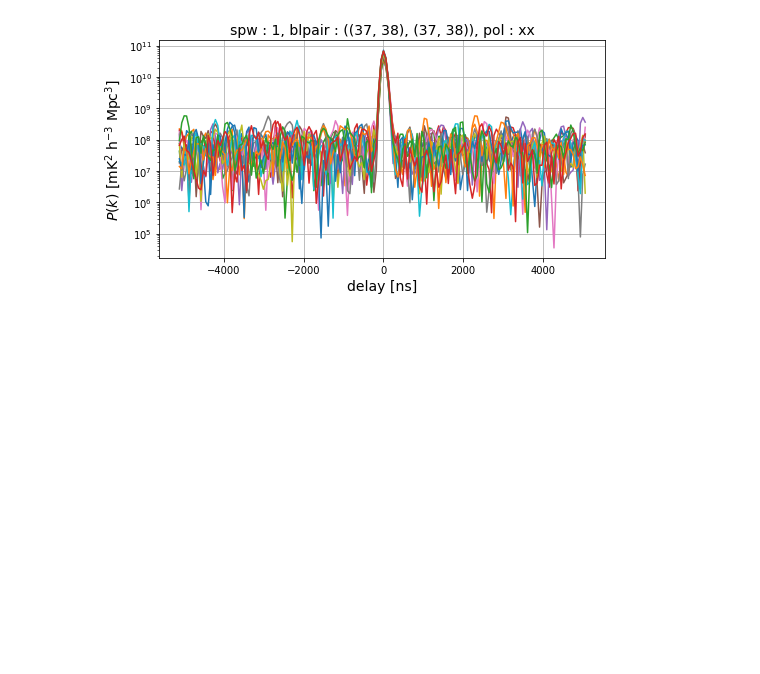
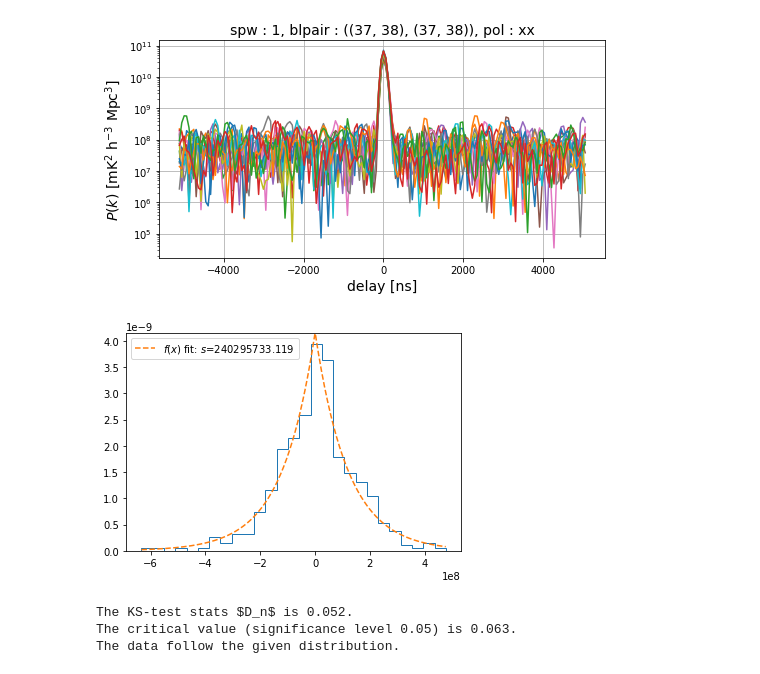
Before and after one commit to acliu/mcgill_sandbox, a Jupyter notebook: dixin/null_test_fit.ipynb, the cells around one changed output. Drawn from its saved outputs; the diff is of its cells as text; code cells hidden in the pictures; blank space fills up the shorter version.

```diff
--- a/dixin/null_test_fit.ipynb
+++ b/dixin/null_test_fit.ipynb
@@ -131,3 +131,36 @@ ax.set_title("spw : {}, blpair : {}, pol : {}".format(*key3), fontsize=14)
 # %% [output]
 Text(0.5, 1.0, 'spw : 1, blpair : ((37, 38), (37, 38)), pol : xx')
 [figure]
+# %%
+dly_modes = [2000, 4000] # ns
+dly_idx = [(np.abs(dlys - dly_modes[0])).argmin(), (np.abs(dlys - dly_modes[1])).argmin()]
+
+# data = np.mean(power1[:,dly_idx[0]:dly_idx[1]], axis=1) # average in time
+data = power1[:,dly_idx[0]:dly_idx[1]].flatten()
+
+y, x = np.histogram(data, bins='auto', density=True)
+x = (x + np.roll(x, -1))[:-1] / 2.0
+popt, pcov = curve_fit(real_pdf, x, y, p0=np.std(data))
+
+plt.figure()
+plt.hist(data,bins='auto', density=True, histtype='step')
+fitx = np.linspace(min(data), max(data), 500)
+plt.plot(fitx, real_pdf(fitx, *popt), '--',
+         label='$f(x)$ fit: $s$=%5.3f' % tuple(popt))
+plt.legend()
+plt.show()
+# %% [output]
+[figure, added]
+# %%
+# Perform KS-test
+d, cv, result = ks_test(data, real_pdf, np.std(data))
+print("The KS-test stats $D_n$ is %.3f." % (d))
+print("The critical value (significance level 0.05) is %.3f." % (cv))
+if result:
+    print("The data follow the given distribution.")
+else:
+    print("The data do not follow the given distribution.")
+# %% [output]
+The KS-test stats $D_n$ is 0.052.
+The critical value (significance level 0.05) is 0.063.
+The data follow the given distribution.
```
Also changed, not shown: parts of 8 cells of this notebook.
